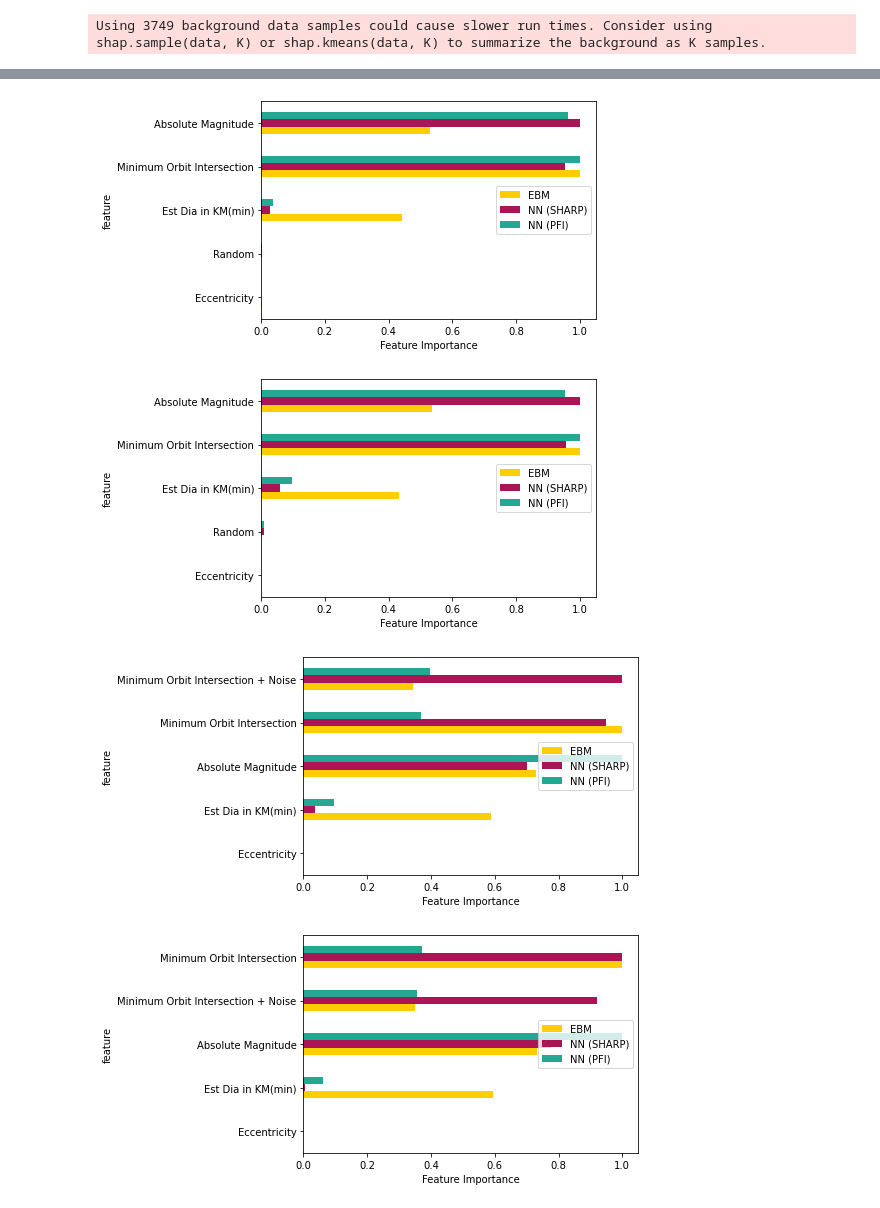
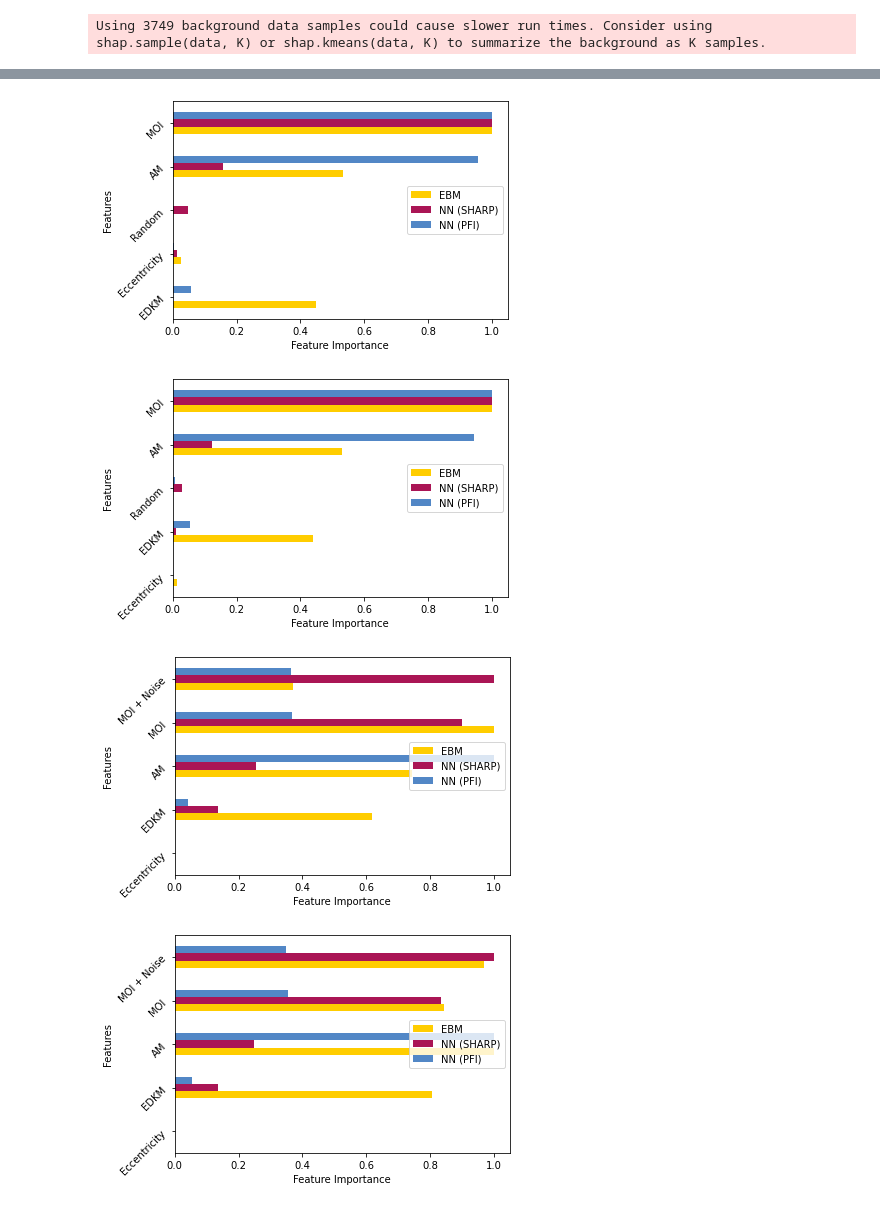
Before and after one commit to Robino-CK/HCML_Project, a Jupyter notebook: intercept_distributions.ipynb, the cells around one changed output, grey strips where cells are left out. Drawn from its saved outputs; the diff is of its cells as text; code cells hidden in the pictures.

Commit message:
added all plots

```diff
--- a/intercept_distributions.ipynb
+++ b/intercept_distributions.ipynb
@@ -31,3 +29,12 @@ def get_random_feature(x_train, x_test, distributions, split_column= None, scali
         return  distributions[0], distributions[1]
     else:
         return x_train.copy()[split_column] + distributions[0] * scaling, x_test.copy()[split_column] + distributions[1] * scaling
+# %%
+nn = models.nn_model()
+nn.fit(x_train, y_train)
+s = get_shap_values(nn, x_train, x_test.iloc[0:100]).mean(axis=0)
+sharp_base = data_processing.normalize_data(abs(s))
+pfi_base = data_processing.normalize_data(permutation_importance(nn, x_test, y_test, n_repeats=10)["importances_mean"])
+
+ebm = ExplainableBoostingClassifier().fit(x_train, y_train)
+ebm_base = data_processing.normalize_data(ebm.term_importances()[0:len(x_train.columns)])
@@ -33,0 +44,4 @@ def get_random_feature(x_train, x_test, distributions, split_column= None, scali
+# %%
+c = x_train.columns.tolist().copy()
+c.remove("Random")
+ph.plot_bar(sharp_base, ebm_base, pfi_base, c, "base")
@@ -46,7 +62,7 @@ ebm_results = {}
 ebm_results_unnormal = {}
 pfi_results = {}
 pfi_results_unnormal = {}
-split_column = ["", "Minimum Orbit Intersection", "Absolute Magnitude"]
+split_column = ["", "MOI", "AM"]
 
 for split in split_column:
 
@@ -55,7 +71,7 @@ for split in split_column:
 
         nn = models.nn_model()
         nn.fit(x_train, y_train)
-        s = get_shap_values(nn, x_train, x_test.iloc[0:2]).mean(axis=0)
+        s = get_shap_values(nn, x_train, x_test.iloc[0:100]).mean(axis=0)
         sharp_results_unnormal[f"{names}{split}"] = s
         shap_values = data_processing.normalize_data(abs(s))
         sharp_results[f"{names}{split}"] = shap_values
@@ -66,6 +82,11 @@ for split in split_column:
         ebm_values = data_processing.normalize_data(ebm.term_importances()[0:len(x_train.columns)])
         ebm_results_unnormal[f"{names}{split}"] = ebm.term_importances()[0:len(x_train.columns)]
         ebm_results[f"{names}{split}"] = ebm_values
+
+res = {"sharp_results": sharp_results, "sharp_results_unnormal": sharp_results_unnormal, "ebm_results": ebm_results, "ebm_results_unnormal": ebm_results_unnormal, "pfi_results": pfi_results, "pfi_results_unnormal": pfi_results_unnormal}
+
+with open( "res/results1.p", "wb" ) as f:
+	pickle.dump(res, f)
 # %% [output]
 Using 3749 background data samples could cause slower run times. Consider using shap.sample(data, K) or shap.kmeans(data, K) to summarize the background as K samples.
 Using 3749 background data samples could cause slower run times. Consider using shap.sample(data, K) or shap.kmeans(data, K) to summarize the background as K samples.
@@ -95,4 +97,4 @@ def plot_distribution(distributions, header):
 # %%
 for name, dist in zip(distributions_names, distributions):
-    plot_distribution(dist[0], name)
+    ph.plot_distribution(dist[0], name)
 # %% [output]
@@ -101,19 +103,19 @@ for name, dist in zip(distributions_names, distributions):
 # %%
 
 #fig, axs = plt.subplots(2,4)
-
+importlib.reload(ph)
 for split in split_column:
     for dist in distributions_names:
         if split == "":
-            plot_bar(sharp_results[f"{dist}{split}"], ebm_results[f"{dist}{split}"], pfi_results[f"{dist}{split}"],  x_train.columns, f"{dist}{split}")
+            ph.plot_bar(sharp_results[f"{dist}{split}"], ebm_results[f"{dist}{split}"], pfi_results[f"{dist}{split}"], x_train.columns.tolist(), f"{dist}{split}")
         else:
-            c = list(x_train.columns)
+            c = x_train.columns.tolist().copy()
             i = c.index('Random')
 
             columns = c[:i] + [f"{split} + Noise"] +c[i+1:]
-            plot_bar(sharp_results[f"{dist}{split}"], ebm_results[f"{dist}{split}"], pfi_results[f"{dist}{split}"],  columns, f"{dist}{split}")
+            ph.plot_bar(sharp_results[f"{dist}{split}"], ebm_results[f"{dist}{split}"], pfi_results[f"{dist}{split}"],  columns, f"{dist}{split}")
 # %% [output]
-[figure, old version]
+[figure, new version]
-[figure, old version]
+[figure, new version]
-[figure, old version]
+[figure, new version]
-[figure, old version]
+[figure, new version]
```
Also changed, not shown: parts of 7 cells of this notebook, 14 other files.
